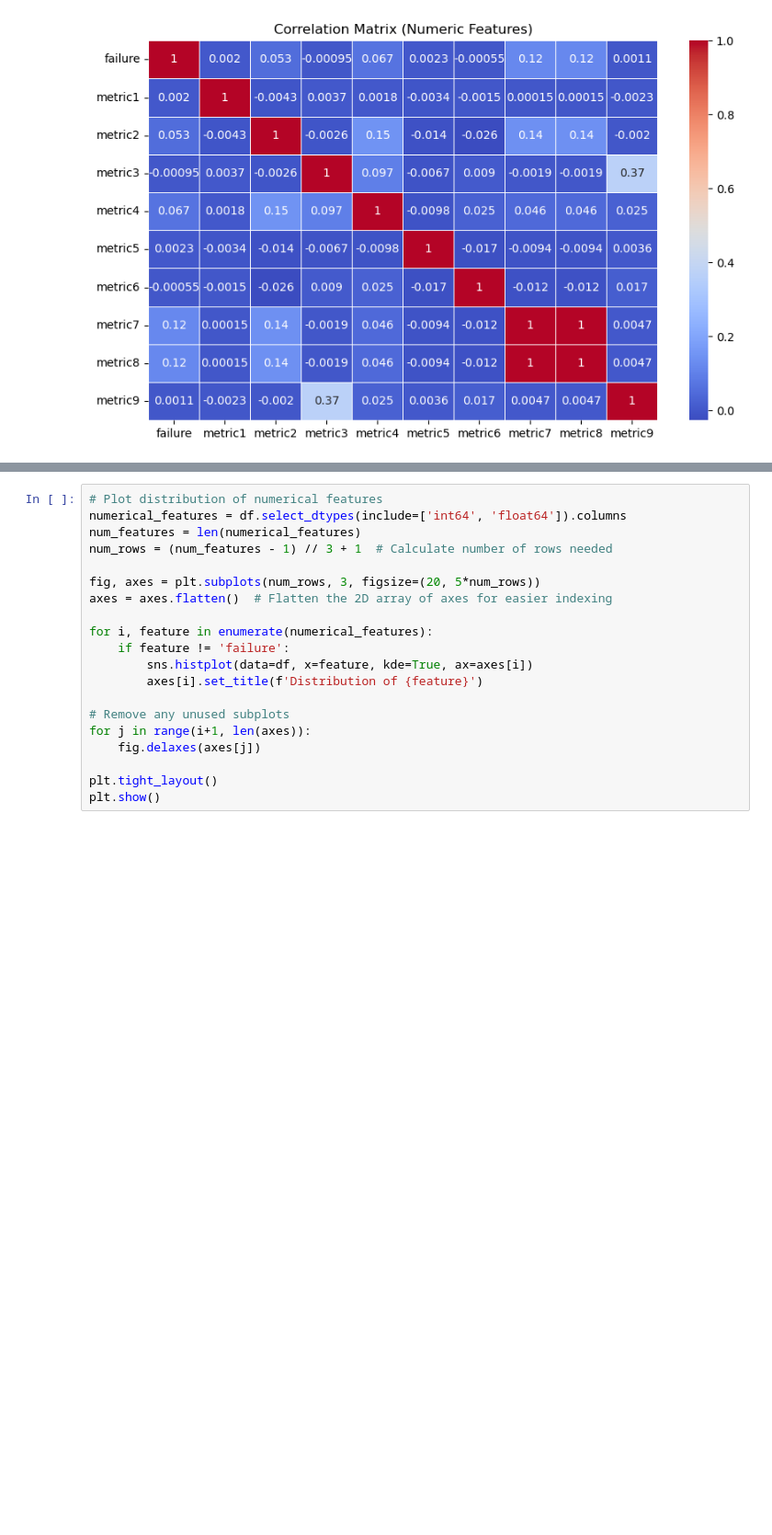
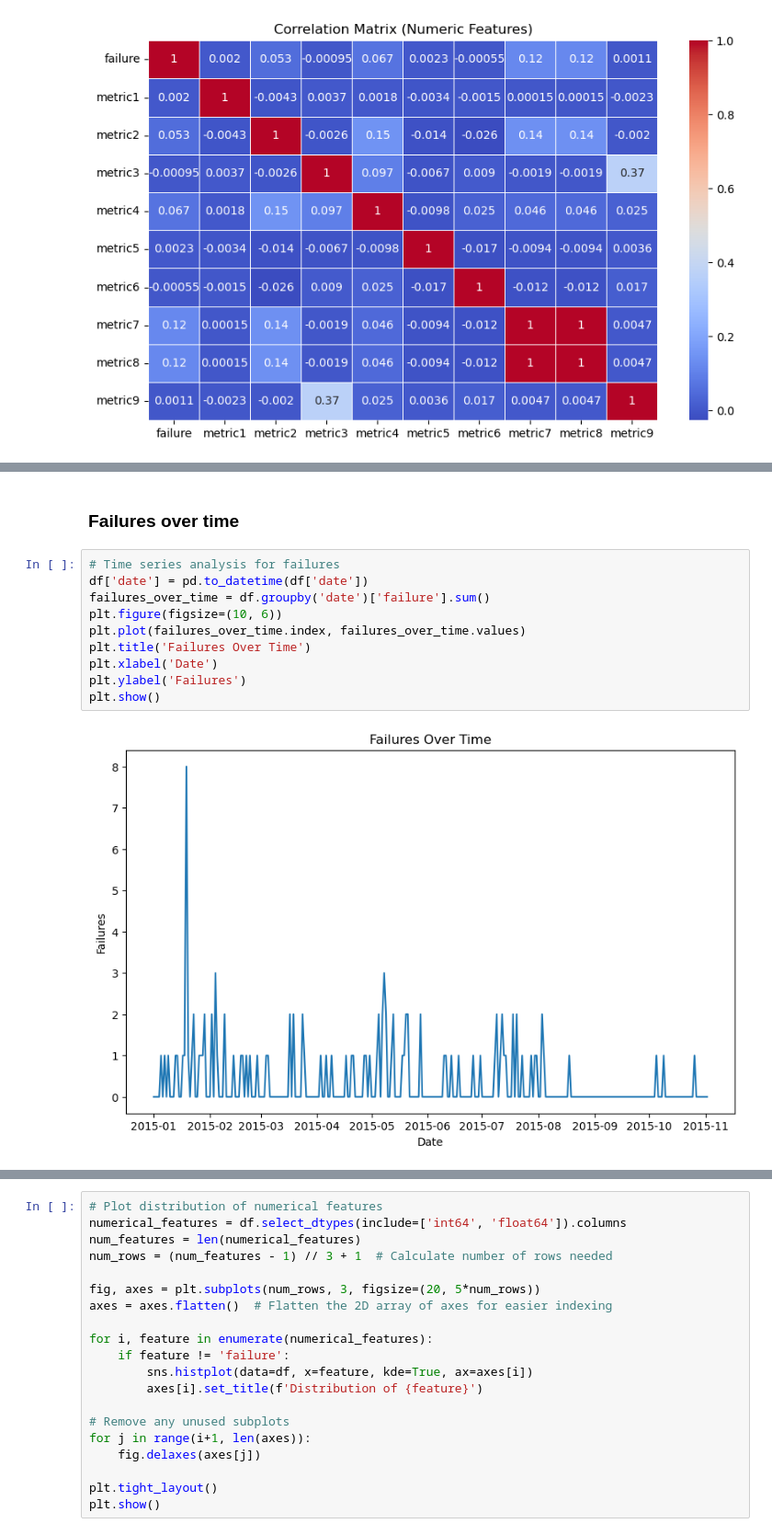
Before and after one commit to angelbenitezmd/AAI-540_Predictive-Maintenance-for-Pharmaceutical-Manufacturing-Equipment, a Jupyter notebook: 04_Feature_Store_EDA.ipynb, the cells around one changed output, grey strips where cells are left out. Shown at 92% size. Drawn from its saved outputs; the diff is of its cells as text; blank space fills up the shorter version.

```diff
--- a/04_Feature_Store_EDA.ipynb
+++ b/04_Feature_Store_EDA.ipynb
@@ -107,0 +119,14 @@ plt.show()
+# %% [markdown]
+### Failures over time
+# %%
+# Time series analysis for failures
+df['date'] = pd.to_datetime(df['date'])
+failures_over_time = df.groupby('date')['failure'].sum()
+plt.figure(figsize=(10, 6))
+plt.plot(failures_over_time.index, failures_over_time.values)
+plt.title('Failures Over Time')
+plt.xlabel('Date')
+plt.ylabel('Failures')
+plt.show()
+# %% [output]
+[figure, added]
```
Also changed, not shown: parts of 10 cells of this notebook, 1 other file.
